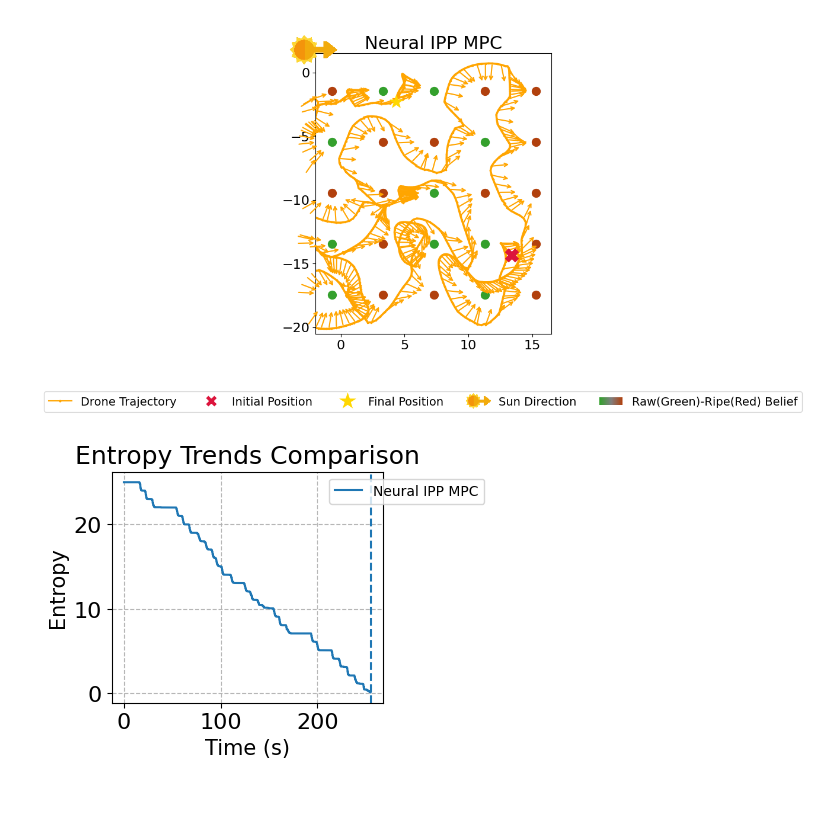
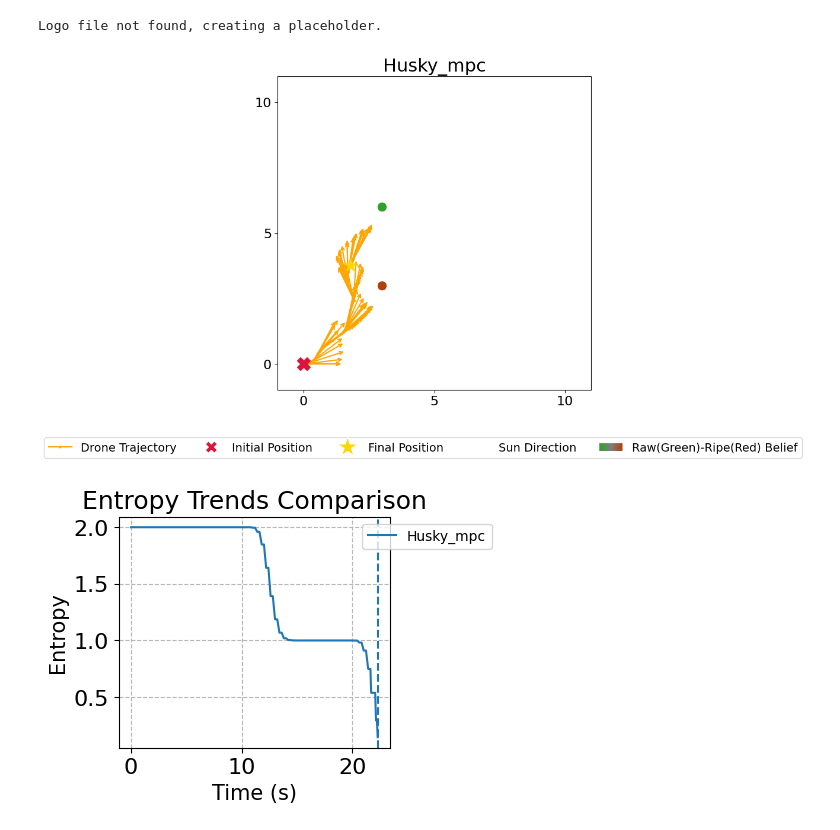
Before and after one commit to newline-lab/agri_neural_mpc, a Jupyter notebook: ros/src/nmpc_ros/results/plot_traj.ipynb, the cells around one changed output. Saved outputs shown, nothing was run; the diff lists cells and outputs as text; code cells hidden in the pictures; blank space fills up the shorter version.

```diff
--- a/ros/src/nmpc_ros/results/plot_traj.ipynb
+++ b/ros/src/nmpc_ros/results/plot_traj.ipynb
@@ -29,7 +29,7 @@ import io
 # %%
 try:
     logo_arr = mpimg.imread("/home/pantheon/drea/neural_mpc/ros/src/nmpc_ros/results/sun_orientation.png")
-except FileNotFoundError:
+except:
     print("Logo file not found, creating a placeholder.")
     logo_arr = np.zeros((10, 10, 4)) # Create a transparent placeholder if logo is missing
 
@@ -142,8 +142,8 @@ def plot_trajectory_subplot(ax, x, y, theta, trees, lambda_history, custom_cmap,
 
     ax.tick_params(axis='both', labelsize=tick_label_fontsize)
     ax.set_aspect('equal', adjustable='box')
-    ax.set_xlim(-4.0, 18.5)
-    ax.set_ylim(-20.5, +1.5)
+    ax.set_xlim(-1.0, 11.0)
+    ax.set_ylim(-1.0, 11.0)
     ax.set_title(mode_label_for_title, fontsize=subplot_title_fontsize)
     ax.xaxis.set_major_locator(MultipleLocator(5))
     ax.yaxis.set_major_locator(MultipleLocator(5))
@@ -158,7 +158,7 @@ def plot_entropy_subplot(ax, time_history, entropy, label, color, axis_label_fon
 # ## Multi-mode Comparison
 
 # %%
-modes = ["mpc"] #"greedy", "linear","mower_good", "mower_bad"]
+modes = ["husky_mpc"] #"greedy", "linear","mower_good", "mower_bad"]
 #modes = ["mpc", "greedy", "linear"]
 baselines_dir = "../to_plot"
 
@@ -261,32 +261,33 @@ if any_trees:
     legend_labels.append('Raw(Green)-Ripe(Red) Belief')
     handler_map[gradient_handle] = HandlerGradient(cmap=custom_cmap)
 
 #fig_traj.suptitle("Algorithm Trajectories Comparison", fontsize=suptitle_fontsize)
 # Adjust layout to make room for suptitle and legend
 fig_traj.tight_layout(rect=[0, 0.05, 1, 0.95])
 fig_traj.legend(
     handles=legend_handles,
     labels=legend_labels,
     loc='lower center',
     bbox_to_anchor=(0.5, -0.1),
     ncol=5,
     fontsize=legend_fontsize,
     # Map the dummy handles to our custom artist handlers
     handler_map=handler_map
 )
 
 output_path_traj = os.path.join(baselines_dir, f"thesis_mpc_trajectory_grid.png")
 fig_traj.savefig(output_path_traj, format='png', bbox_inches='tight',  dpi=350)
 
 # Finalize Entropy Plot
 ax_entropy.set_title("Entropy Trends Comparison", fontsize=suptitle_fontsize)
 ax_entropy.legend(loc='upper right',  bbox_to_anchor=(1.4, 1.0))
 ax_entropy.grid(True, linestyle='--', alpha=0.9)
 output_path_entropy = os.path.join(baselines_dir, f"entropy_comparison.png")
 fig_entropy.savefig(output_path_entropy, format='png', bbox_inches='tight', dpi=350)
 
 # Show all generated plots
 plt.show()
 # %% [output]
+Logo file not found, creating a placeholder.
-[figure, old version]
+[figure, new version]
-[figure, old version]
+[figure, new version]
```
Also changed, not shown: 2 other files.
